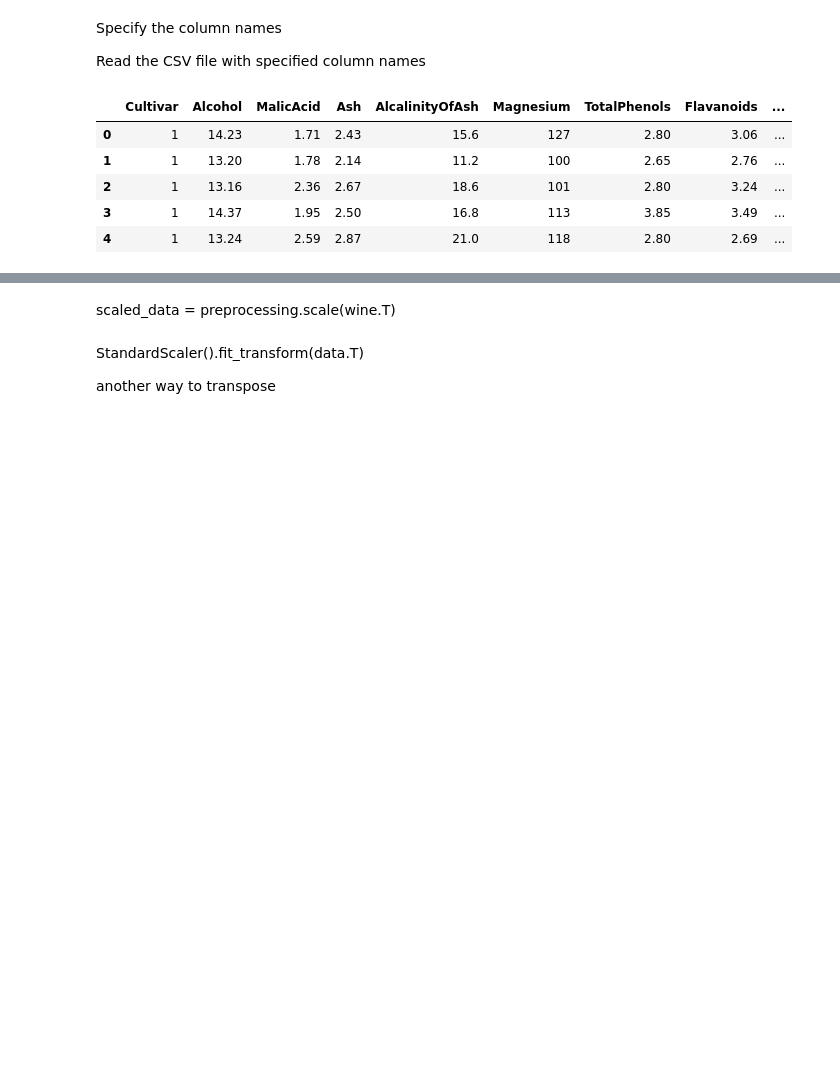
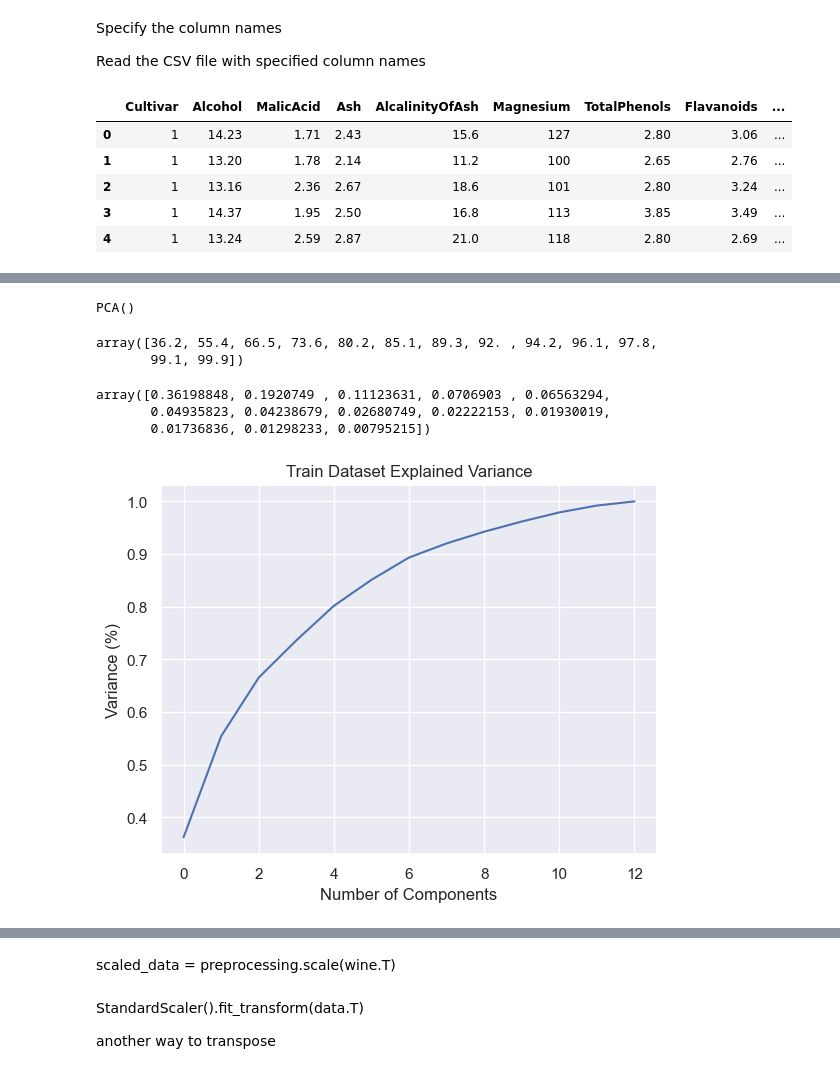
Before and after one commit to izazaka/Data, a Jupyter notebook: wine_homework.ipynb, the cells around one changed output, grey strips where cells are left out. Cells and saved outputs as stored; diff of their text form; code cells hidden in the pictures; blank space fills up the shorter version.

```diff
--- a/wine_homework.ipynb
+++ b/wine_homework.ipynb
@@ -84,0 +114,6 @@ wine.head()
+# %%
+wine_new = wine.drop(["Cultivar"], axis = 1)
+# %%
+X = wine_new
+
+y = cultivar
@@ -84,0 +146,4 @@ wine.head()
+# %%
+sc = StandardScaler()
+
+X_scaled = sc.fit_transform(X)
@@ -84,0 +152,29 @@ wine.head()
+# %%
+pca = PCA()
+pca.fit(X_scaled)
+# %% [output]
+PCA()
+# %%
+variance = pca.explained_variance_ratio_
+
+var = np.cumsum(np.round(pca.explained_variance_ratio_, decimals = 3)*100)
+
+var
+# %% [output]
+array([36.2, 55.4, 66.5, 73.6, 80.2, 85.1, 89.3, 92. , 94.2, 96.1, 97.8,
+       99.1, 99.9])
+# %%
+pca.explained_variance_ratio_
+# %% [output]
+array([0.36198848, 0.1920749 , 0.11123631, 0.0706903 , 0.06563294,
+       0.04935823, 0.04238679, 0.02680749, 0.02222153, 0.01930019,
+       0.01736836, 0.01298233, 0.00795215])
+# %%
+plt.figure()
+plt.plot(np.cumsum(pca.explained_variance_ratio_))
+plt.xlabel("Number of Components")
+plt.ylabel("Variance (%)")
+plt.title("Train Dataset Explained Variance")
+plt.show()
+# %% [output]
+[figure, added]
```
Also changed, not shown: parts of 62 cells of this notebook.
